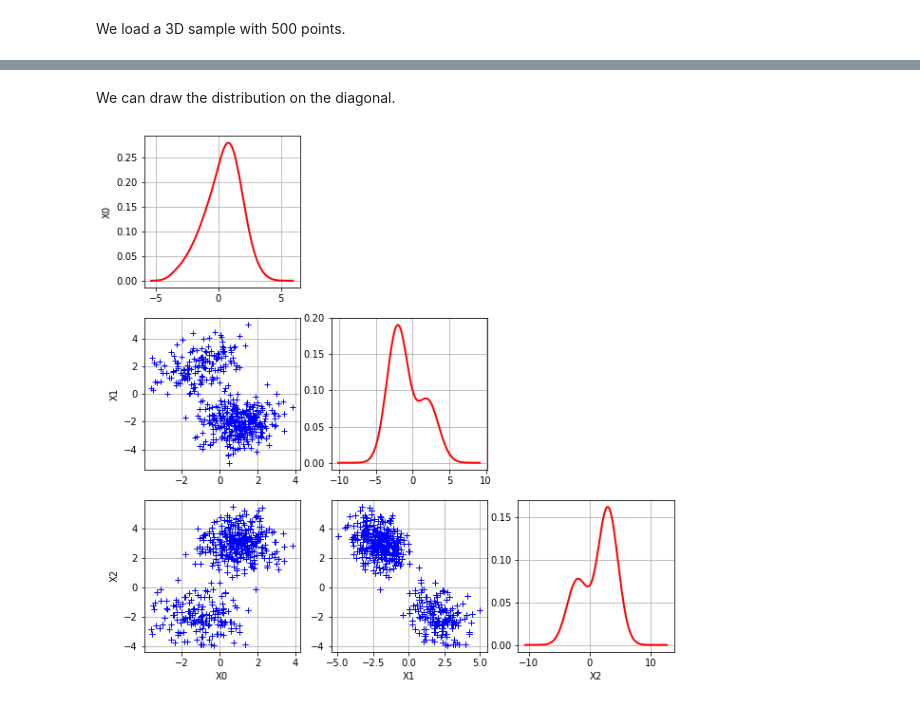
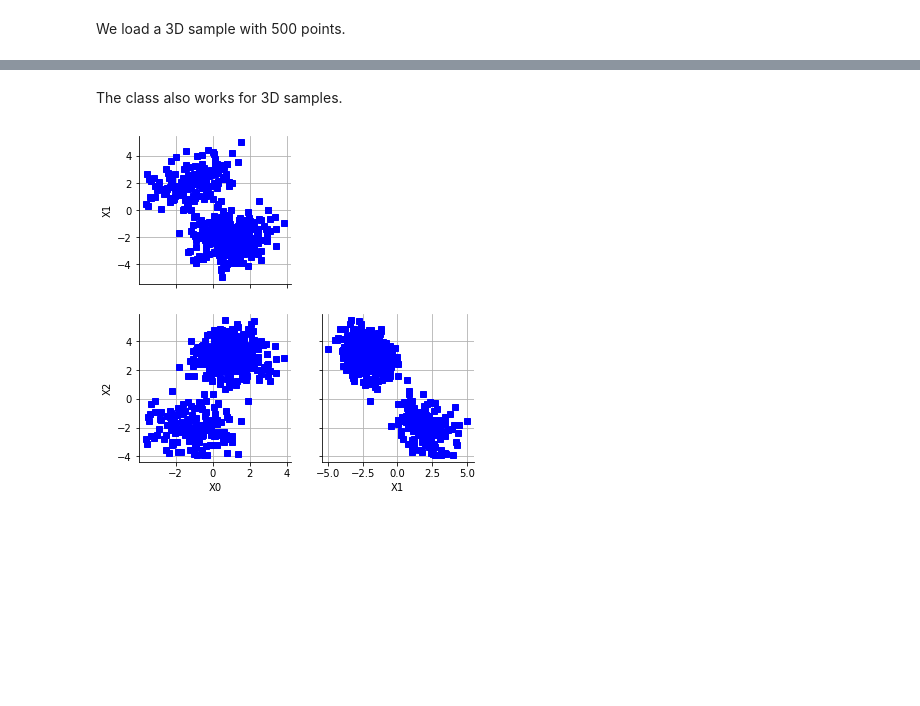
Before and after one commit to mbaudin47/othdrplot, a Jupyter notebook: doc/examples/MatrixPlot.ipynb, the cells around one changed output, grey strips where cells are left out. Saved outputs shown, nothing was run; the diff lists cells and outputs as text; code cells hidden in the pictures; blank space fills up the shorter version.

```diff
--- a/doc/examples/MatrixPlot.ipynb
+++ b/doc/examples/MatrixPlot.ipynb
@@ -44,7 +55,7 @@ _ = mp.draw()
 # %% [markdown]
 We load a 3D sample with 500 points.
 # %%
-filename = os.path.join(othdrplot.__path__[0], 'data/gauss-mixture-3D.csv')
+filename = os.path.join(othdrplot.__path__[0], "data", "gauss-mixture-3D.csv")
 sample = ot.Sample.ImportFromCSVFile(filename)
 sample
 # %% [output]
@@ -64,9 +70,7 @@ _ = mp.draw()
-# %% [markdown]
-We can draw the distribution on the diagonal.
-# %%
-ks = ot.KernelSmoothing()
-distribution = ks.build(sample)
-mp = MatrixPlot(sample,distribution)
-_ = mp.draw()
-# %% [output]
-[figure, removed]
+# %% [markdown]
+The class also works for 3D samples.
+# %%
+grid = ot.VisualTest_DrawPairs(sample)
+view = otv.View(grid).getFigure().set_size_inches(6.0, 6.0)
+# %% [output]
+[figure, added]
```
Also changed, not shown: parts of 19 cells of this notebook.
